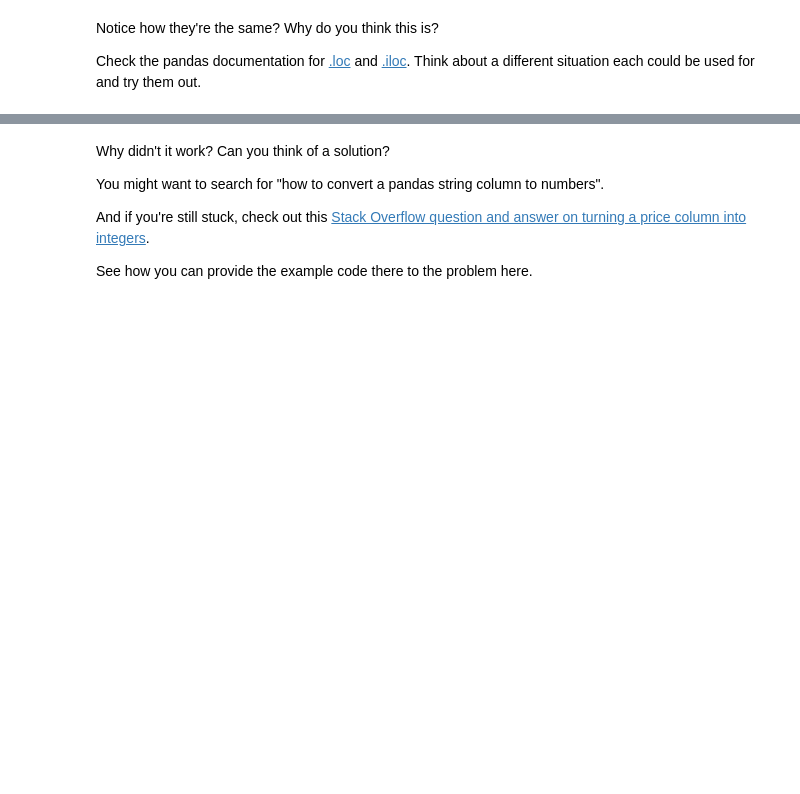
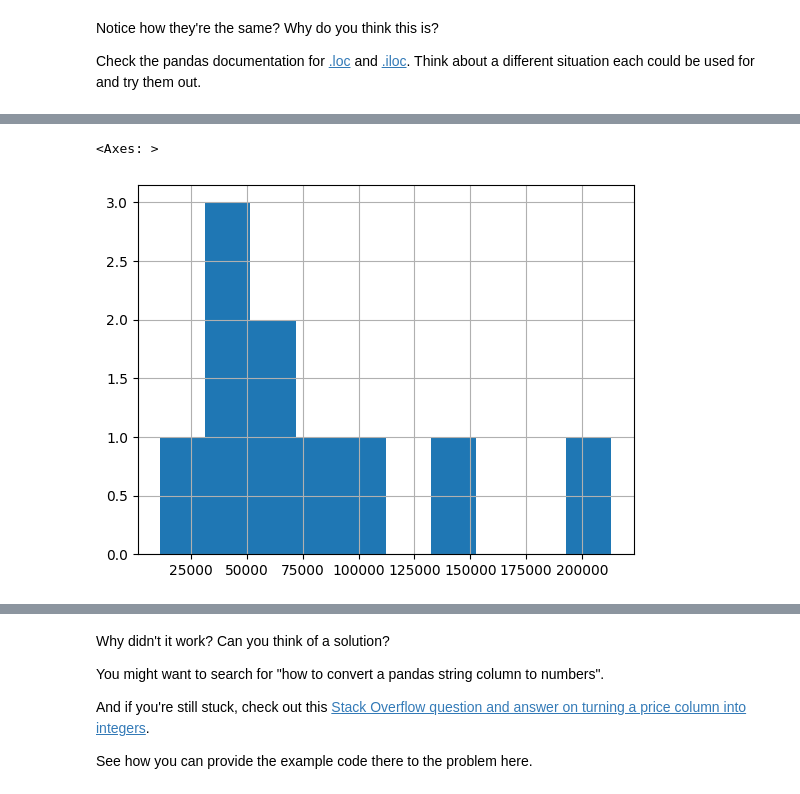
Before and after one commit to avpprog/avpprog, a Jupyter notebook: udemyztm/mlcourse/section-2-data-science-and-ml-tools/pandas-exercises.ipynb, the cells around one changed output, grey strips where cells are left out. Cells and saved outputs as stored; diff of their text form; code cells hidden in the pictures; blank space fills up the shorter version.

```diff
--- a/udemyztm/mlcourse/section-2-data-science-and-ml-tools/pandas-exercises.ipynb
+++ b/udemyztm/mlcourse/section-2-data-science-and-ml-tools/pandas-exercises.ipynb
@@ -197,4 +246,8 @@ Check the pandas documentation for [.loc](https://pandas.pydata.org/pandas-docs/
 # %%
 # Create a histogram of the Odometer column using hist()
+car_sales_df['Odometer (KM)'].hist()
+# %% [output]
+<Axes: >
+[figure, added]
 # %%
 # Try to plot the Price column using plot()
```
Also changed, not shown: parts of 14 cells of this notebook.
